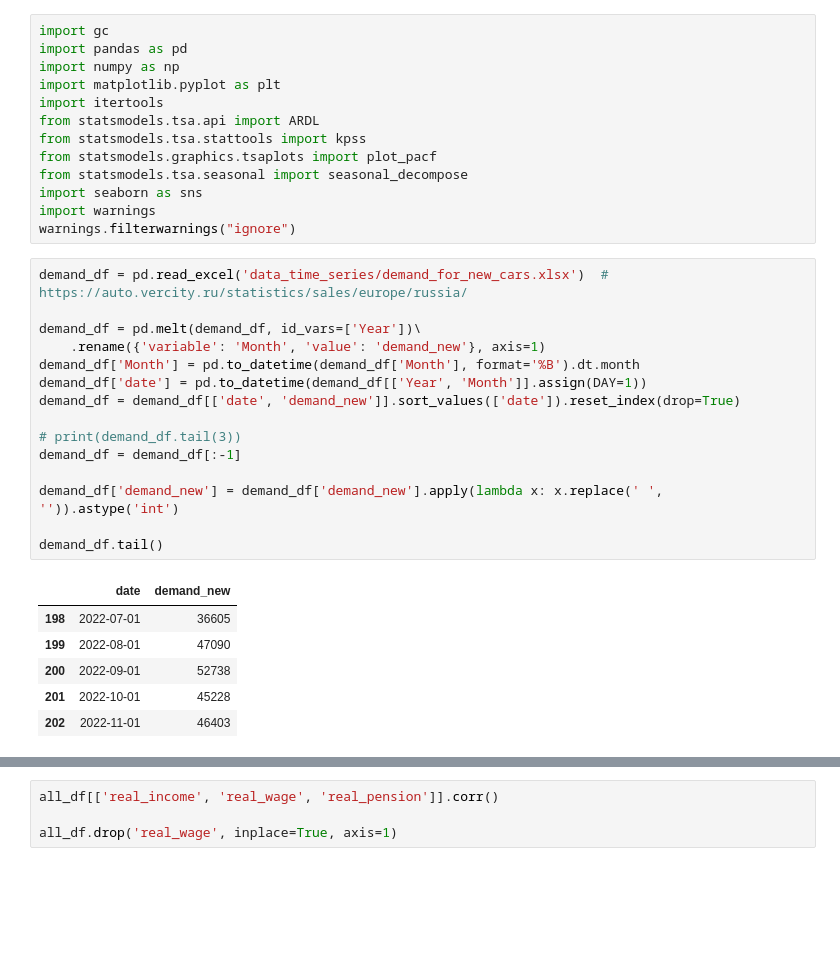
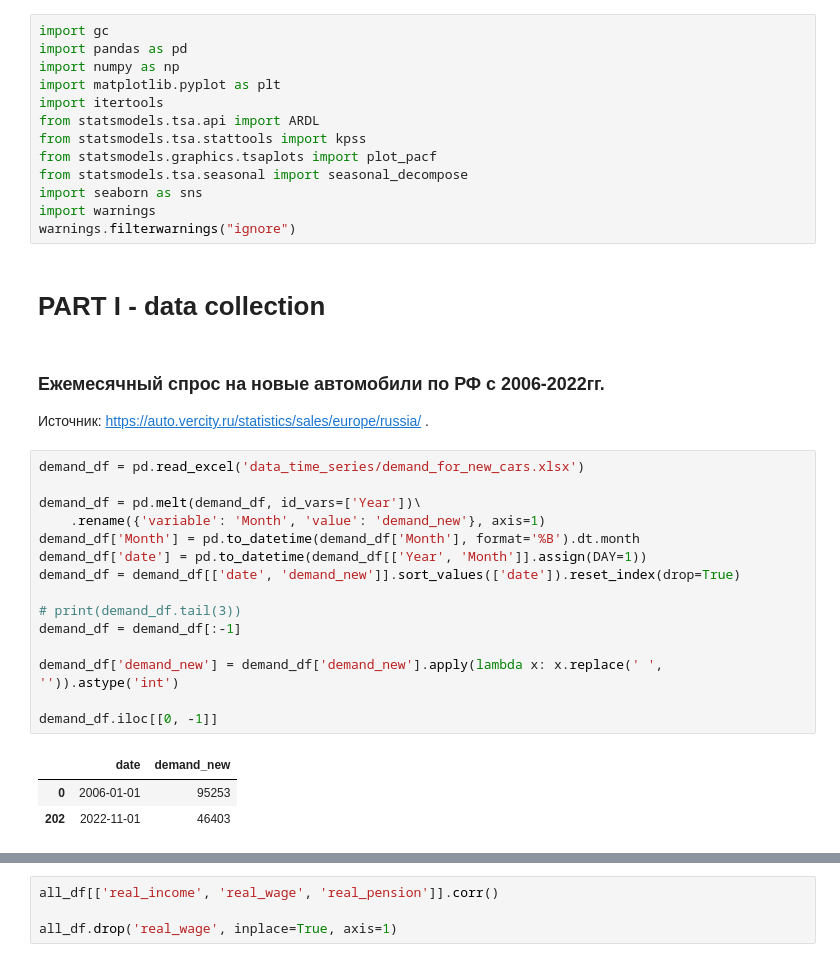
Before and after one commit to VladislavBalabaev/spatial_analysis, a Jupyter notebook: time_series.ipynb, the cells around one changed output, grey strips where cells are left out. Drawn from its saved outputs; the diff is of its cells as text; blank space fills up the shorter version.

```diff
--- a/time_series.ipynb
+++ b/time_series.ipynb
@@ -25,25 +11,28 @@ from statsmodels.tsa.seasonal import seasonal_decompose
 import seaborn as sns
 import warnings
 warnings.filterwarnings("ignore")
+# %% [markdown]
+# PART I - data collection
+# %% [markdown]
+### Ежемесячный спрос на новые автомобили по РФ с 2006-2022гг.
+
+Источник: https://auto.vercity.ru/statistics/sales/europe/russia/ .
 # %%
-demand_df = pd.read_excel('data_time_series/demand_for_new_cars.xlsx')  # https://auto.vercity.ru/statistics/sales/europe/russia/
+demand_df = pd.read_excel('data_time_series/demand_for_new_cars.xlsx')
 
 demand_df = pd.melt(demand_df, id_vars=['Year'])\
     .rename({'variable': 'Month', 'value': 'demand_new'}, axis=1)
 demand_df['Month'] = pd.to_datetime(demand_df['Month'], format='%B').dt.month
 demand_df['date'] = pd.to_datetime(demand_df[['Year', 'Month']].assign(DAY=1))
 demand_df = demand_df[['date', 'demand_new']].sort_values(['date']).reset_index(drop=True)
 
 # print(demand_df.tail(3))
 demand_df = demand_df[:-1]
 
 demand_df['demand_new'] = demand_df['demand_new'].apply(lambda x: x.replace(' ', '')).astype('int')
 
-demand_df.tail()
+demand_df.iloc[[0, -1]]
 # %% [output]
 |  | date | demand_new |
-| 198 | 2022-07-01 | 36605 |
-| 199 | 2022-08-01 | 47090 |
-| 200 | 2022-09-01 | 52738 |
-| 201 | 2022-10-01 | 45228 |
+| 0 | 2006-01-01 | 95253 |
 | 202 | 2022-11-01 | 46403 |
```
Also changed, not shown: parts of 49 cells of this notebook, 1 other file.
